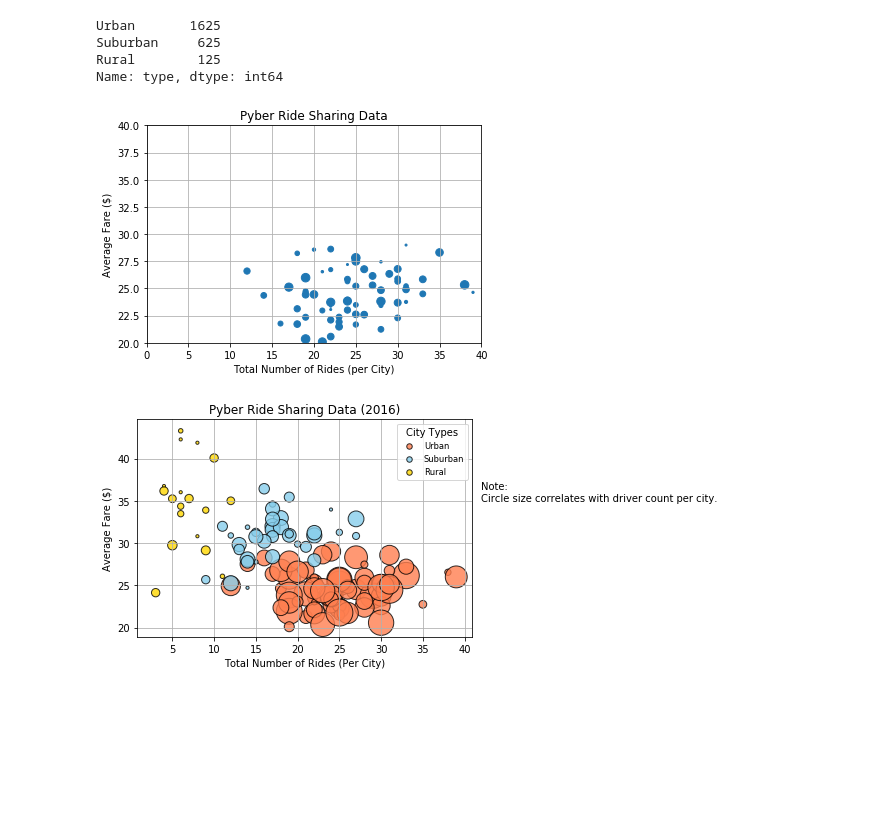
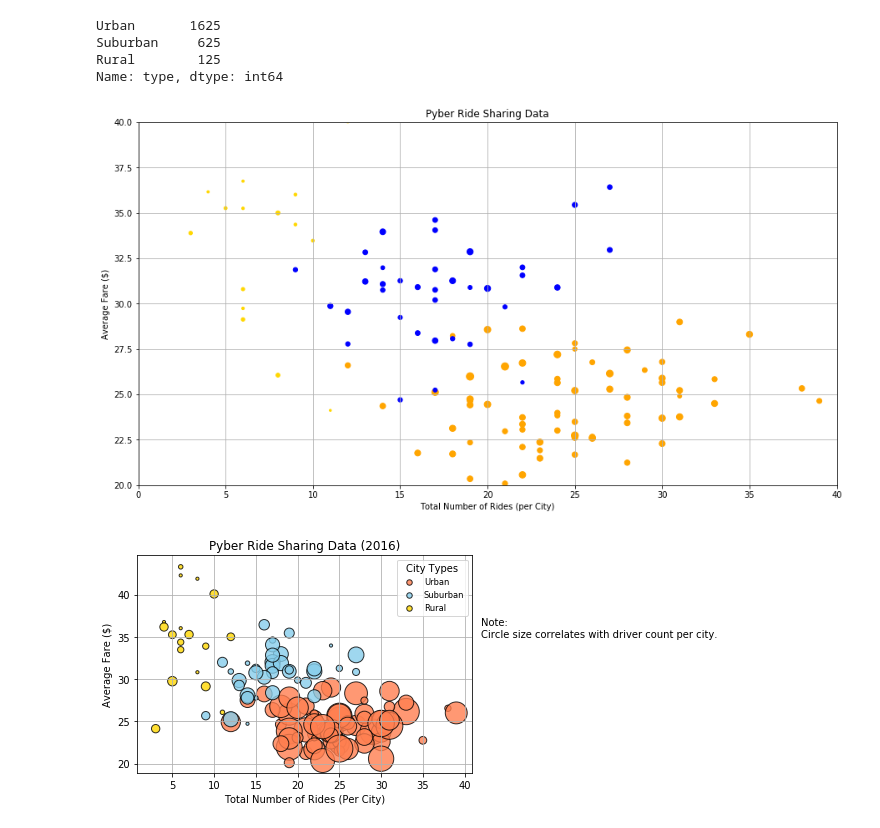
Before and after one commit to ChrisBen191/Pyber, a Jupyter notebook: pyber_code.ipynb, the cells around one changed output. Cells and saved outputs as stored; diff of their text form; code cells hidden in the pictures; blank space fills up the shorter version.

Commit message:
updating the bubble plot

```diff
--- a/pyber_code.ipynb
+++ b/pyber_code.ipynb
@@ -14,14 +14,16 @@ ride_df = pd.read_csv(ride_data_to_load)
 
 # Combine the data into a single dataset
 pyber_df = ride_df.merge(city_df, how='left', on='city')
-# %%
-pyber_df['type'].value_counts()
-# %% [output]
-Urban       1625
-Suburban     625
-Rural        125
-Name: type, dtype: int64
+# %%
+# viewing the counts of each type of pyber drive
+pyber_df['type'].value_counts()
+# %% [output]
+Urban       1625
+Suburban     625
+Rural        125
+Name: type, dtype: int64
 # %%
+# PyberType class will be used to create the instances for each type of ride
 class PyberType:
 
     def __init__(self, pyber_type):
@@ -44,53 +46,83 @@ class PyberType:
     # returns a list of cities and their count of rides
     def ride_count(self):
 
+        # runs the 'filter data' method to produce appropriate info
         df = self.filter_data()
-        cities = urban_df['city'].value_counts()
+
+        # creates a list of each city and the count of rides
+        cities = df['city'].value_counts()
 
         return cities
 
     # returns the average fare per city
     def average_fare(self):
 
+        # runs the 'filter data' method to produce appropriate info
         df = self.filter_data()
+
+        # creates a list of cities and their average fares
         avg_fare = round(df.groupby('city')['fare'].mean(), 2)
 
         return avg_fare
 
+    # returns the driver count per city
     def driver_count(self):
 
+        # runs the 'filter data' method to produce appropriate info
         df = self.filter_data()
-        driver_count = df['driver_count']
+
+        # creates a list of cities and their driver counts
+        driver_count = df.groupby('city')['driver_count'].count()
 
         return driver_count
-
-# creating class instances for each 'type' of ride (urban, suburban, rural)
-urban = PyberType('Urban')
-suburban = PyberType('Suburban')
-rural = PyberType('Rural')
 # %%
+# class instances
+urban = PyberType('Urban')
+suburban = PyberType('Suburban')
+rural = PyberType('Rural')
+
 # Urban data
 urb_x = urban.ride_count()
 urb_y = urban.average_fare()
 urb_s = urban.driver_count()
 
-# Plot info
-plt.scatter(urb_x, urb_y, s=urb_s)
+# Rural data
+rul_x = rural.ride_count()
+rul_y = rural.average_fare()
+rul_s = rural.driver_count()
 
+# Suburban data
+sub_x = suburban.ride_count()
+sub_y = suburban.average_fare()
+sub_s = suburban.driver_count()
+
+# passing the fig size before creating bubbleplot
+plt.figure(figsize=(15,8))
+
+# plotting the urban info
+plt.scatter(urb_x, urb_y, s=urb_s * 2, c='orange')
+
+# plotting the rural info
+plt.scatter(rul_x, rul_y, s=rul_s * 2, c='gold')
+
+# plotting the suburban info
+plt.scatter(sub_x, sub_y, s=sub_s * 2, c='blue')
+
+# adding elements to the plot
 plt.title('Pyber Ride Sharing Data')
 plt.grid()
 
-# x axis
+# x axis formatting
 plt.xlabel('Total Number of Rides (per City)')
 plt.xlim(0,40)
 
-# y axis
+# y axis formatting
 plt.ylabel('Average Fare ($)')
 plt.ylim(20,40)
 
 plt.show()
 # %% [output]
-[figure, old version]
+[figure, new version]
 # %%
 # Show plot
 plt.show()
```
